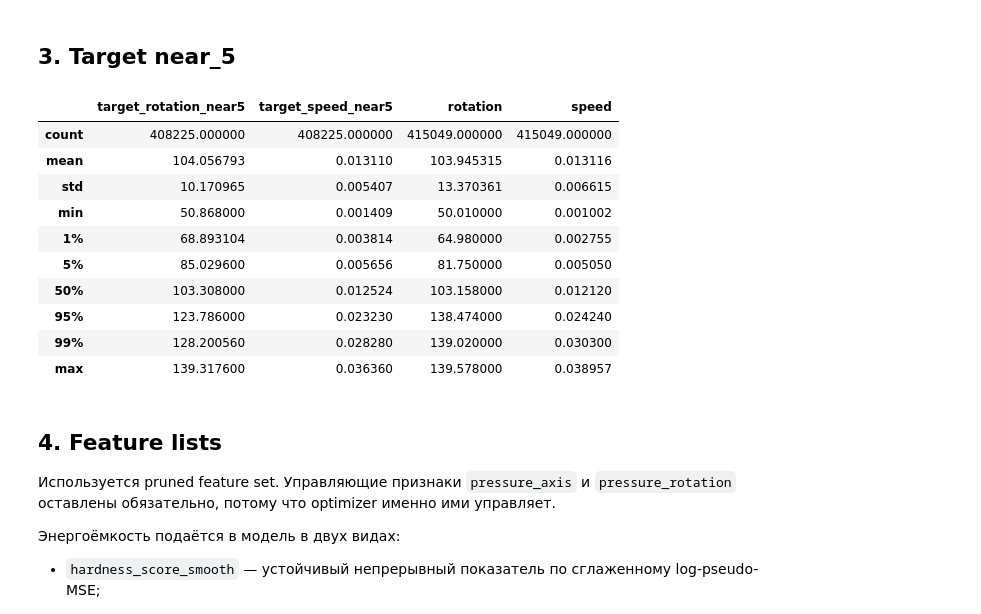
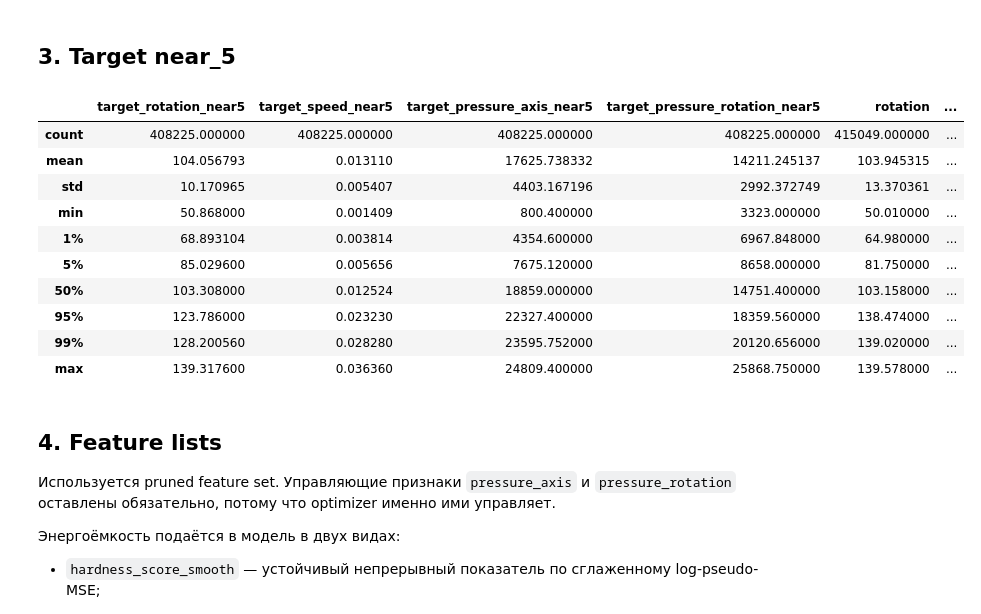
Before and after one commit to qa1roO/OptimalDrilling, a Jupyter notebook: notebooks/train_drilling_advisory_lp.ipynb, the cells around one changed output. Cells and saved outputs as stored; diff of their text form; code cells hidden in the pictures.

```diff
--- a/notebooks/train_drilling_advisory_lp.ipynb
+++ b/notebooks/train_drilling_advisory_lp.ipynb
@@ -182,36 +182,54 @@ display(df.head())
 # %%
 def future_mean_by_group(data, value_col, horizon):
     return (
         data.groupby("well_id")[value_col]
             .transform(
                 lambda s: (
                     s.shift(-1)
                      .rolling(horizon, min_periods=max(2, horizon // 3))
                      .mean()
                      .shift(-(horizon - 1))
                 )
             )
     )
 
 df["target_rotation_near5"] = future_mean_by_group(df, "rotation", TARGET_HORIZON)
 df["target_speed_near5"] = future_mean_by_group(df, "speed", TARGET_HORIZON)
 
+# Operator's factual future controls. These are not model targets; they are used only
+# for offline sanity checks of recommendation direction.
+df["target_pressure_axis_near5"] = future_mean_by_group(df, "pressure_axis", TARGET_HORIZON)
+df["target_pressure_rotation_near5"] = future_mean_by_group(df, "pressure_rotation", TARGET_HORIZON)
+
 target_rotation = "target_rotation_near5"
 target_speed = "target_speed_near5"
+target_pressure_axis = "target_pressure_axis_near5"
+target_pressure_rotation = "target_pressure_rotation_near5"
 
-display(df[[target_rotation, target_speed, "rotation", "speed"]].describe(percentiles=[.01, .05, .5, .95, .99]))
+display(
+    df[[
+        target_rotation,
+        target_speed,
+        target_pressure_axis,
+        target_pressure_rotation,
+        "rotation",
+        "speed",
+        "pressure_axis",
+        "pressure_rotation",
+    ]].describe(percentiles=[.01, .05, .5, .95, .99])
+)
 # %% [output]
-|  | target_rotation_near5 | target_speed_near5 | rotation | speed |
-| count | 408225.000000 | 408225.000000 | 415049.000000 | 415049.000000 |
-| mean | 104.056793 | 0.013110 | 103.945315 | 0.013116 |
-| std | 10.170965 | 0.005407 | 13.370361 | 0.006615 |
-| min | 50.868000 | 0.001409 | 50.010000 | 0.001002 |
-| 1% | 68.893104 | 0.003814 | 64.980000 | 0.002755 |
-| 5% | 85.029600 | 0.005656 | 81.750000 | 0.005050 |
-| 50% | 103.308000 | 0.012524 | 103.158000 | 0.012120 |
-| 95% | 123.786000 | 0.023230 | 138.474000 | 0.024240 |
-| 99% | 128.200560 | 0.028280 | 139.020000 | 0.030300 |
-| max | 139.317600 | 0.036360 | 139.578000 | 0.038957 |
+|  | target_rotation_near5 | target_speed_near5 | target_pressure_axis_near5 | target_pressure_rotation_near5 | rotation | ... |
+| count | 408225.000000 | 408225.000000 | 408225.000000 | 408225.000000 | 415049.000000 | ... |
+| mean | 104.056793 | 0.013110 | 17625.738332 | 14211.245137 | 103.945315 | ... |
+| std | 10.170965 | 0.005407 | 4403.167196 | 2992.372749 | 13.370361 | ... |
+| min | 50.868000 | 0.001409 | 800.400000 | 3323.000000 | 50.010000 | ... |
+| 1% | 68.893104 | 0.003814 | 4354.600000 | 6967.848000 | 64.980000 | ... |
+| 5% | 85.029600 | 0.005656 | 7675.120000 | 8658.000000 | 81.750000 | ... |
+| 50% | 103.308000 | 0.012524 | 18859.000000 | 14751.400000 | 103.158000 | ... |
+| 95% | 123.786000 | 0.023230 | 22327.400000 | 18359.560000 | 138.474000 | ... |
+| 99% | 128.200560 | 0.028280 | 23595.752000 | 20120.656000 | 139.020000 | ... |
+| max | 139.317600 | 0.036360 | 24809.400000 | 25868.750000 | 139.578000 | ... |
 # %% [markdown]
 ## 4. Feature lists
 
```
Also changed, not shown: parts of 8 cells of this notebook, 29 other files.
